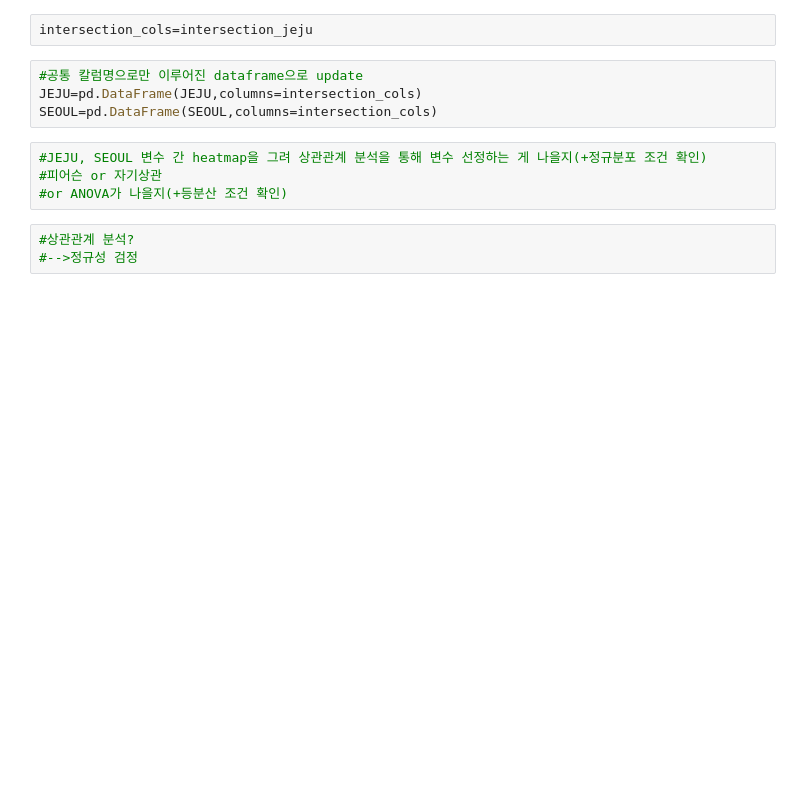
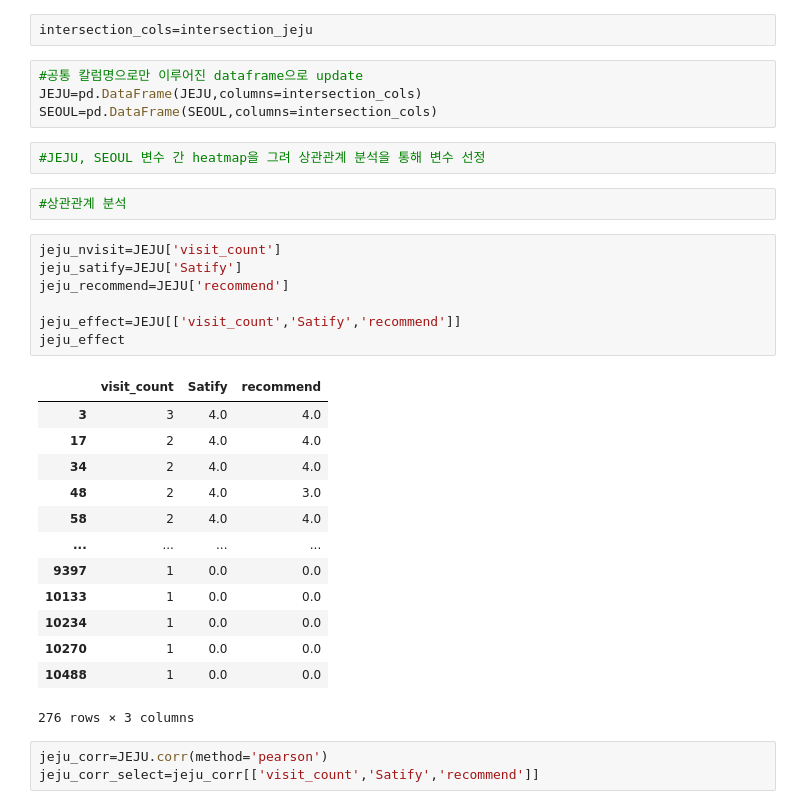
Before and after one commit to IctHBC/MJU_Data-Analysis, a Jupyter notebook: sda_test.ipynb, the cells around one changed output. Saved outputs shown, nothing was run; the diff lists cells and outputs as text; blank space fills up the shorter version.

```diff
--- a/sda_test.ipynb
+++ b/sda_test.ipynb
@@ -281,9 +281,30 @@ intersection_cols=intersection_jeju
 JEJU=pd.DataFrame(JEJU,columns=intersection_cols)
 SEOUL=pd.DataFrame(SEOUL,columns=intersection_cols)
 # %%
-#JEJU, SEOUL 변수 간 heatmap을 그려 상관관계 분석을 통해 변수 선정하는 게 나을지(+정규분포 조건 확인)
-#피어슨 or 자기상관
-#or ANOVA가 나을지(+등분산 조건 확인)
+#JEJU, SEOUL 변수 간 heatmap을 그려 상관관계 분석을 통해 변수 선정
 # %%
-#상관관계 분석?
-#-->정규성 검정
+#상관관계 분석
+# %%
+jeju_nvisit=JEJU['visit_count']
+jeju_satify=JEJU['Satify']
+jeju_recommend=JEJU['recommend']
+
+jeju_effect=JEJU[['visit_count','Satify','recommend']]
+jeju_effect
+# %% [output]
+|  | visit_count | Satify | recommend |
+| 3 | 3 | 4.0 | 4.0 |
+| 17 | 2 | 4.0 | 4.0 |
+| 34 | 2 | 4.0 | 4.0 |
+| 48 | 2 | 4.0 | 3.0 |
+| 58 | 2 | 4.0 | 4.0 |
+| ... | ... | ... | ... |
+| 9397 | 1 | 0.0 | 0.0 |
+| 10133 | 1 | 0.0 | 0.0 |
+| 10234 | 1 | 0.0 | 0.0 |
+| 10270 | 1 | 0.0 | 0.0 |
+| 10488 | 1 | 0.0 | 0.0 |
+276 rows × 3 columns
+# %%
+jeju_corr=JEJU.corr(method='pearson')
+jeju_corr_select=jeju_corr[['visit_count','Satify','recommend']]
```
Also changed, not shown: parts of 8 cells of this notebook.
